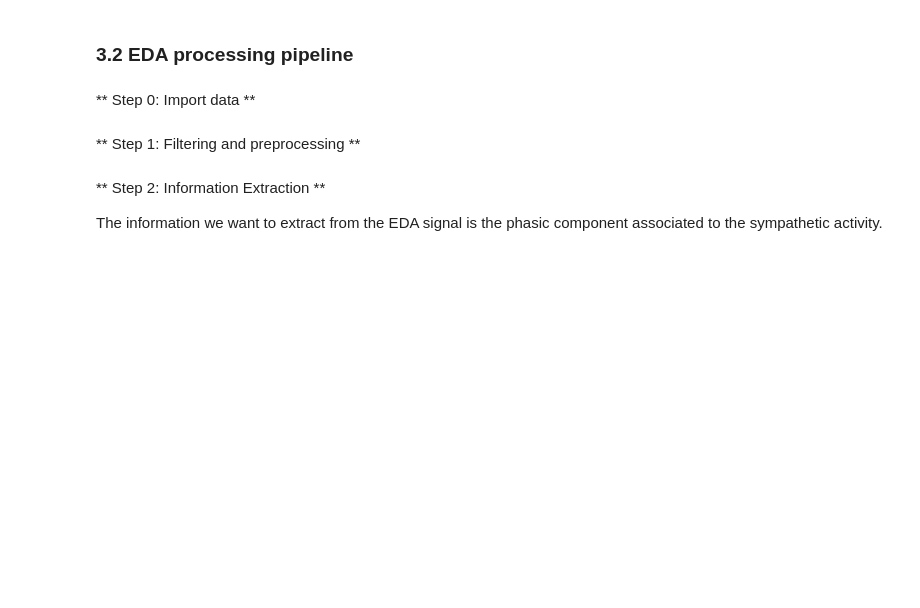
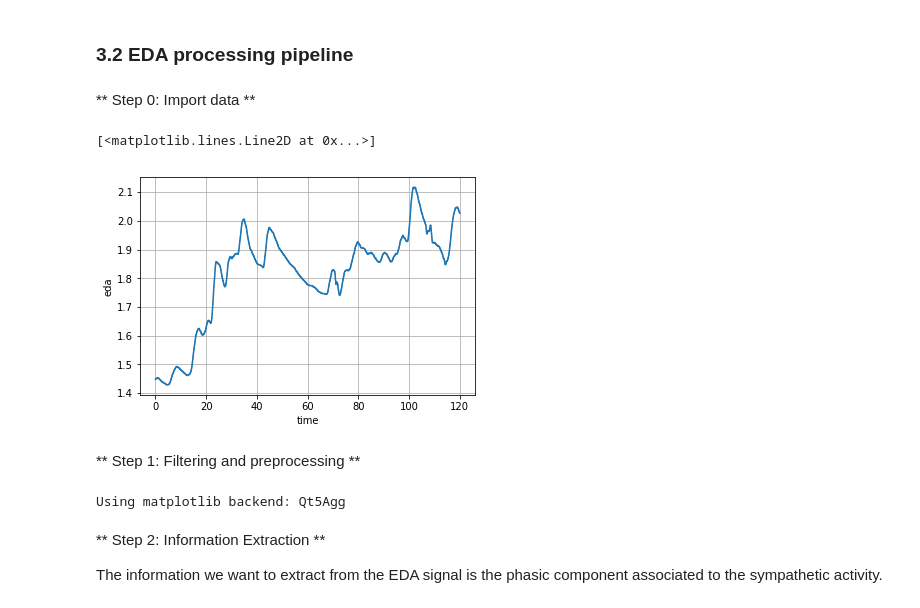
Before and after one commit to MPBA/pyphysio, a Jupyter notebook: tutorials/3-pipelines.ipynb, the cells around one changed output. Saved outputs shown, nothing was run; the diff lists cells and outputs as text; code cells hidden in the pictures; blank space fills up the shorter version.

```diff
--- a/tutorials/3-pipelines.ipynb
+++ b/tutorials/3-pipelines.ipynb
@@ -213,12 +212,15 @@ print(os.getcwd())
 # %%
 # import data and creating a signal
 
-eda_data = ph.TestData.eda()
+eda_data = test.TestData.eda()
 
 fsamp = 2048
-eda = ph.EvenlySignal(values = eda_data, sampling_freq = fsamp, signal_nature = 'eda')
+eda = ph.EvenlySignal(values = eda_data, sampling_freq = fsamp, signal_type = 'eda')
 
 eda.plot()
+# %% [output]
+[<matplotlib.lines.Line2D at 0x...>]
+[figure, added]
 # %% [markdown]
 ** Step 1: Filtering and preprocessing **
 # %%
@@ -232,3 +232,10 @@ eda.plot()
+# %%
+%matplotlib auto
+eda.plot()
+eda_filt.plot()
+eda = eda_filt
+# %% [output]
+Using matplotlib backend: Qt5Agg
 # %% [markdown]
 ** Step 2: Information Extraction **
 
```
Also changed, not shown: parts of 10 cells of this notebook.
